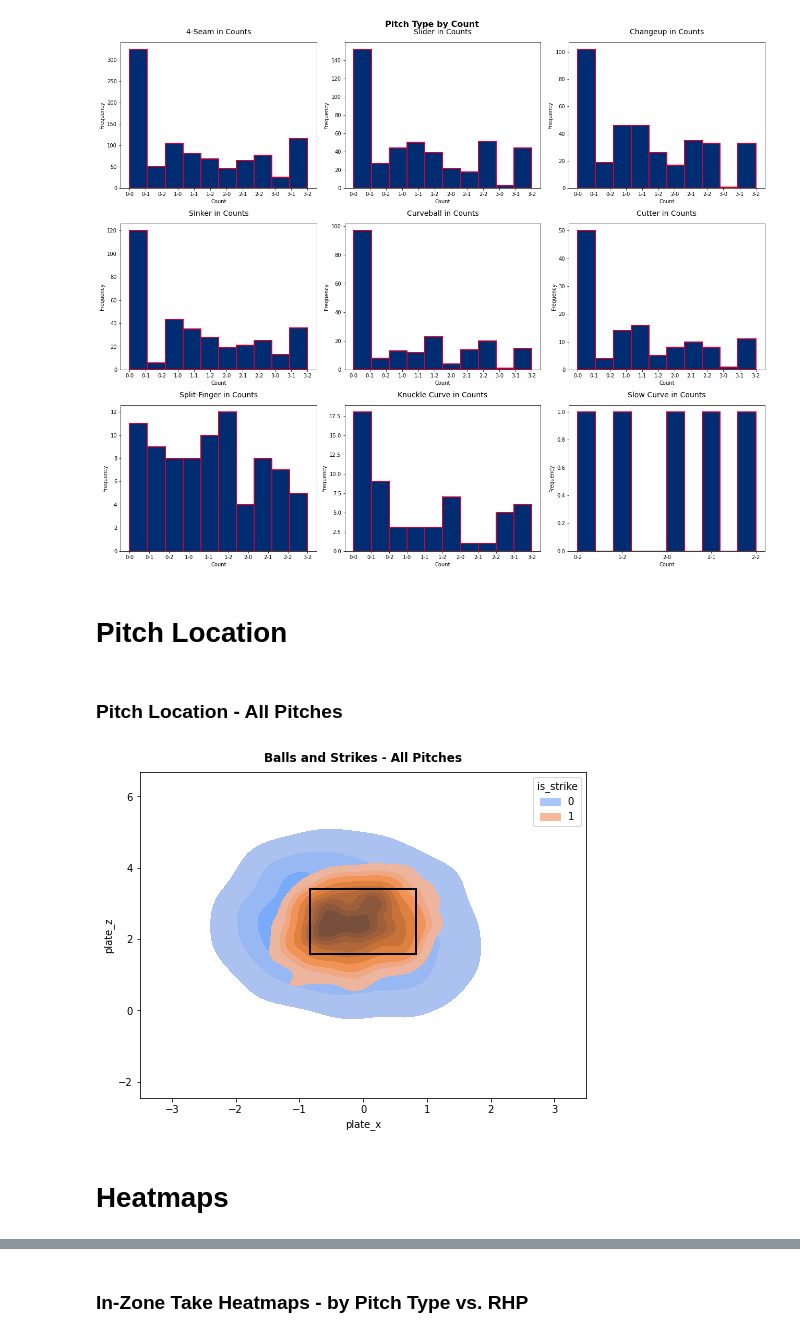
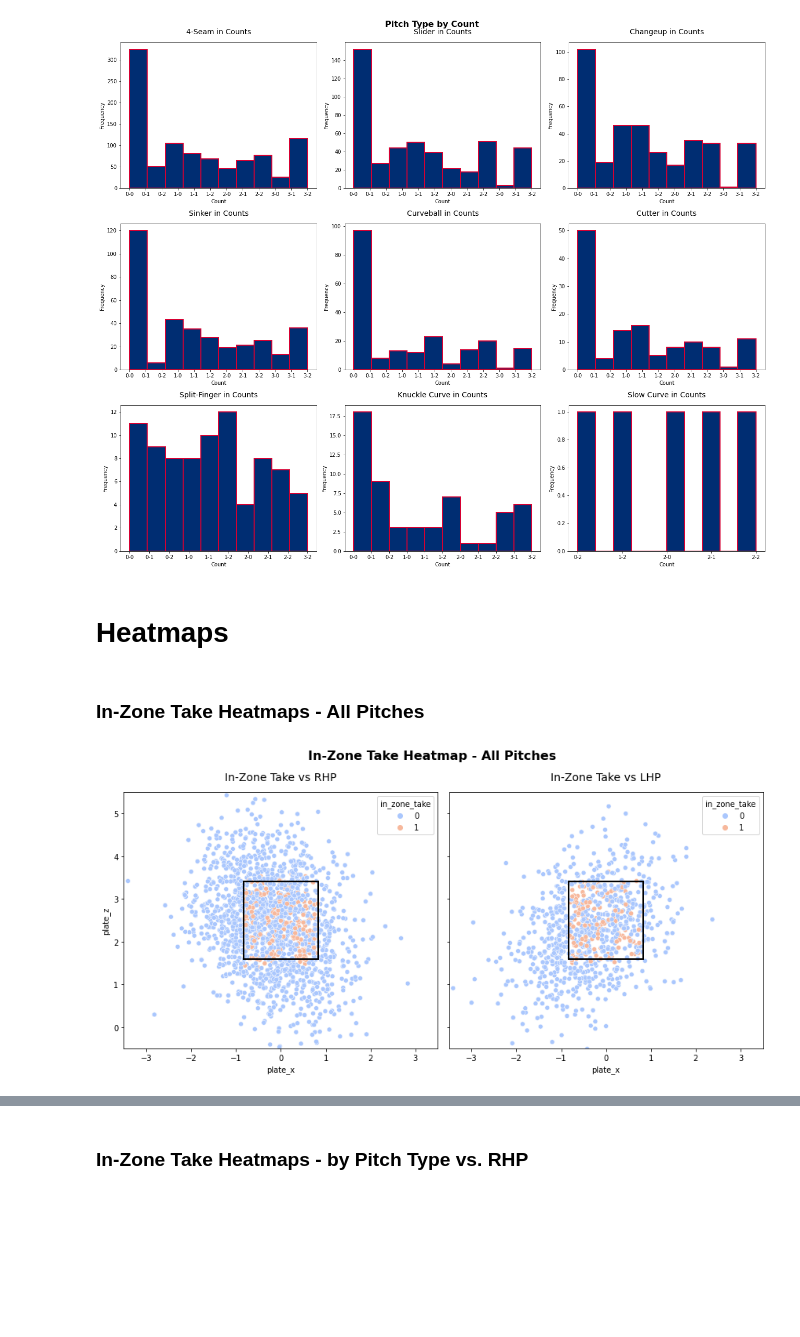
Before and after one commit to anthonyzurke/player-analysis, a Jupyter notebook: hitters/gallo-scoutingreport.ipynb, the cells around one changed output, grey strips where cells are left out. Drawn from its saved outputs; the diff is of its cells as text; code cells hidden in the pictures; blank space fills up the shorter version.

```diff
--- a/hitters/gallo-scoutingreport.ipynb
+++ b/hitters/gallo-scoutingreport.ipynb
@@ -331,21 +333,20 @@ axs[2][2].set_title('Slow Curve in Counts', fontsize = 14, pad = 15)
 plt.tight_layout();
 # %% [output]
 [figure]
-# %% [markdown]
-# Pitch Location
-# %% [markdown]
-### Pitch Location - All Pitches
-# %%
-plt.figure(figsize = (8, 6))
-
-sns.kdeplot(data = gallo, x = 'plate_x', y = 'plate_z', hue = 'is_strike', fill = True, palette = 'coolwarm')
-left, bottom, width, height = (-.83, 1.59, 1.66, 1.82)
-rect = mpatches.Rectangle((left, bottom), width, height,
-                          fill = False, color = 'black', linewidth = 2)
-plt.gca().add_patch(rect)
-plt.xlim(-3.5, 3.5)
-plt.title('Balls and Strikes - All Pitches', fontdict = font_title, pad = 15);
-# %% [output]
-[figure, removed]
 # %% [markdown]
 # Heatmaps
+# %% [markdown]
+### In-Zone Take Heatmaps - All Pitches
+# %%
+fig, axs = plt.subplots(1, 2, figsize = (12, 6), sharex = True, sharey = True)
+fig.suptitle('In-Zone Take Heatmap - All Pitches', fontsize = 16, fontweight = 'bold')
+plt.axis(xmin = -3.5, xmax = 3.5), plt.axis(ymin = -0.5, ymax = 5.5)
+sns.scatterplot(ax = axs[0],data=r_gallo,x='plate_x',y='plate_z',hue='in_zone_take',palette='coolwarm')
+axs[0].add_patch(Rectangle((-.83, 1.59), 1.66, 1.82, fill = False, color = 'black', linewidth = 2))
+axs[0].set_title('In-Zone Take vs RHP', fontsize = 14, pad = 15)
+sns.scatterplot(ax = axs[1],data=l_gallo,x='plate_x',y='plate_z',hue='in_zone_take',palette='coolwarm')
+axs[1].add_patch(Rectangle((-.83, 1.59), 1.66, 1.82, fill = False, color = 'black', linewidth = 2))
+axs[1].set_title('In-Zone Take vs LHP', fontsize = 14, pad = 15)
+plt.tight_layout();
+# %% [output]
+[figure, added]
```
Also changed, not shown: parts of 3 cells of this notebook, 1 other file.
